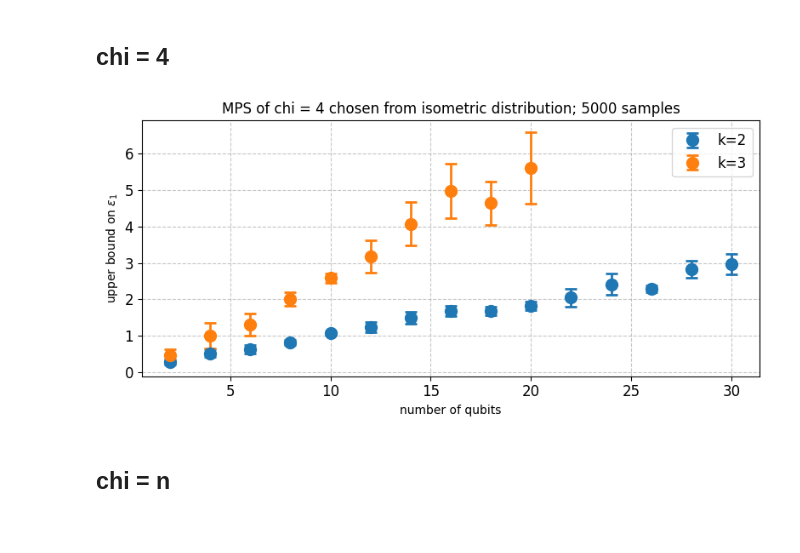
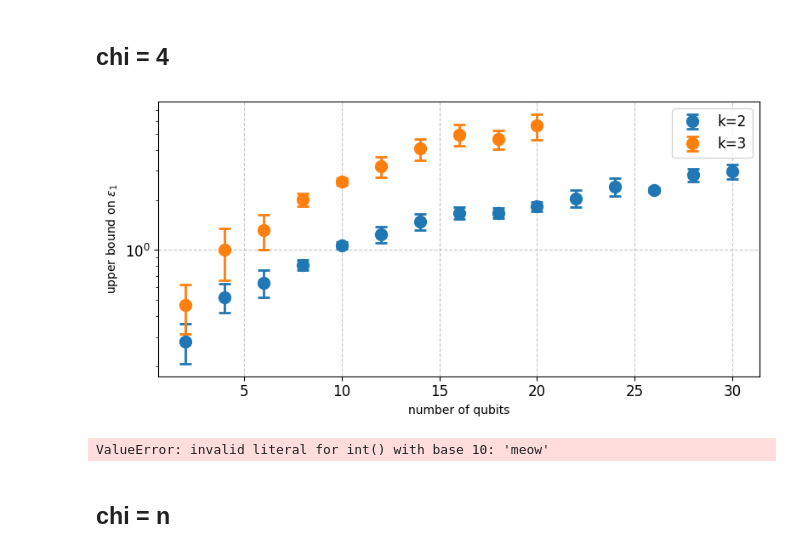
Before and after one commit to alam-faisal/rmps, a Jupyter notebook: dev.ipynb, the cells around one changed output. Cells and saved outputs as stored; diff of their text form; code cells hidden in the pictures.

```diff
--- a/dev.ipynb
+++ b/dev.ipynb
@@ -37,3 +102,0 @@ plt.plot(scaled_purity_against_n)
-# %%
-n = 90
-haar_purity(n,3), haar_purity(n,3, scaled=True),  haar_purity(n,3) * (2**(n*3))
@@ -42,4 +102,0 @@ haar_purity(n,3), haar_purity(n,3, scaled=True),  haar_purity(n,3) * (2**(n*3))
-# %%
-import pickle
-with open("constant.pickle", "rb") as f:
-    data = pickle.load(f)
@@ -63,9 +109,6 @@ with open("constant.pickle", "rb") as f:
 
 with open("linear.pickle", "rb") as f:
     l_data = pickle.load(f)
-# %%
-max_n = 50
-n_incr = 2
 # %%
 def process_data(c_data, k_copies, max_n=50, n_incr=2, batch_size=1000):
     num_samples = c_data.shape[1]
@@ -83,33 +126,38 @@ def process_data(c_data, k_copies, max_n=50, n_incr=2, batch_size=1000):
         err_mean.append(np.mean(one_err))
         err_std.append(np.std(one_err))
 
-    return err_mean, err_std
+    return err_mean, err_std, n_list
 # %% [markdown]
 ## chi = 4
 # %%
 plt.figure(figsize=(8, 4))
 
 k = 2
-err_mean, err_std = process_data(c_data, k)
+err_mean, err_std, n_list = process_data(c_data, k)
 upto = 15
 plt.errorbar(n_list[:upto], err_mean[:upto], yerr=err_std[:upto], fmt='o', capsize=5, capthick=2,
              markersize=10, linewidth=2, elinewidth=2, label=f'k={k}')
 
 k = 3
-err_mean, err_std = process_data(c_data, k)
+err_mean, err_std, n_list = process_data(c_data, k)
 upto = 10
 plt.errorbar(n_list[:upto], err_mean[:upto], yerr=err_std[:upto], fmt='o', capsize=5, capthick=2,
              markersize=10, linewidth=2, elinewidth=2, label=f'k={k}')
 
 plt.ylabel(f'upper bound on $\epsilon_1$')
 plt.xlabel('number of qubits')
-plt.title('MPS of chi = 4 chosen from isometric distribution; 5000 samples')
+plt.yscale('log')
+#plt.title('MPS of chi = 4 chosen from isometric distribution; 5000 samples')
 plt.grid(True, linestyle='--', alpha=0.7)
 plt.tick_params(axis='both', which='major', labelsize=12)
 plt.legend(fontsize=12)
 plt.tight_layout()
 plt.savefig("isometric_constant.png")
 # %% [output]
-[figure, old version]
+[figure, new version]
+# %%
+int("meow")
+# %% [output]
+ValueError: invalid literal for int() with base 10: 'meow'
 # %% [markdown]
 ## chi = n
```
Also changed, not shown: parts of 71 cells of this notebook, 2 other files.
